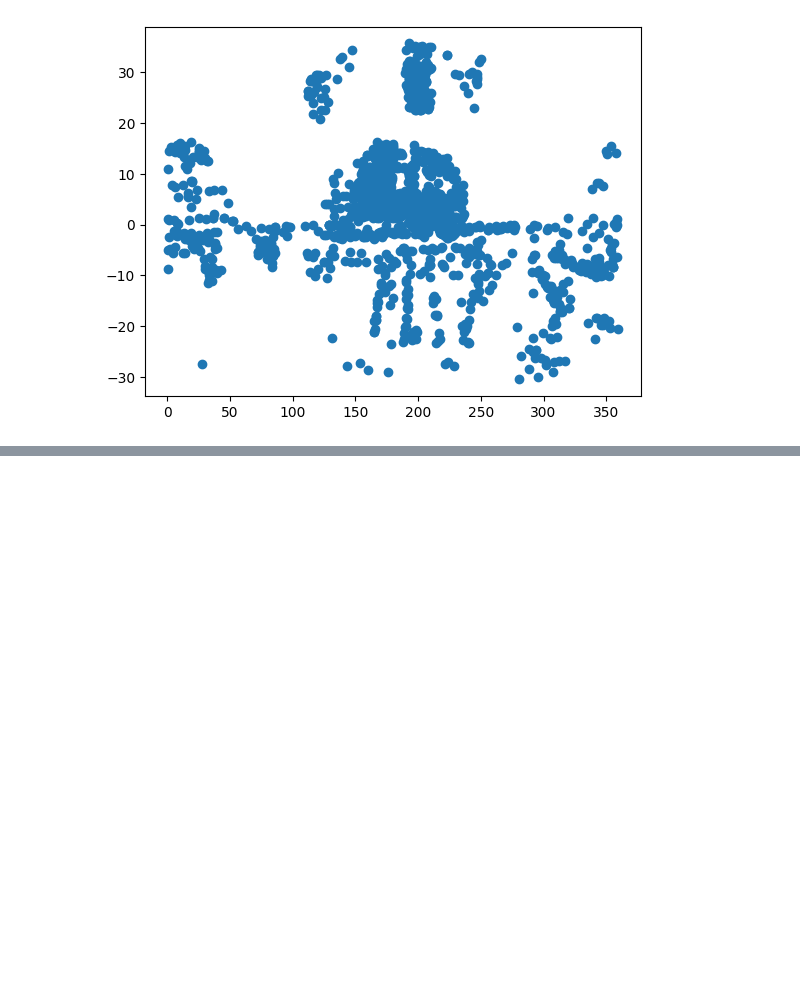
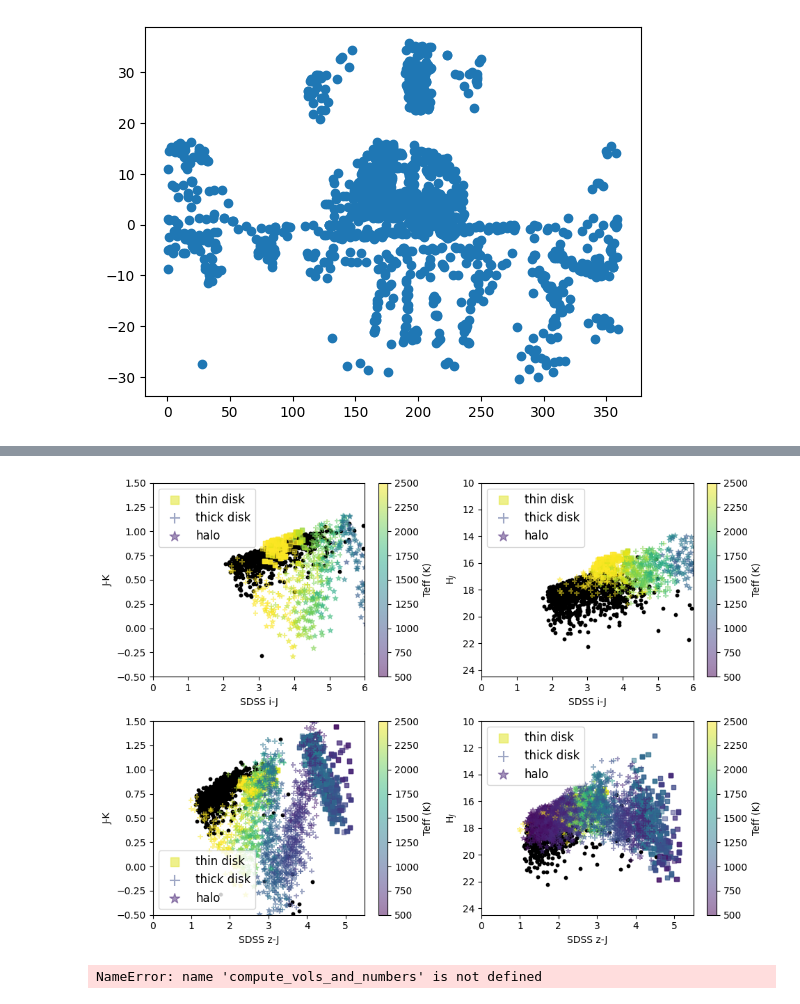
Before and after one commit to caganze/lsstsims, a Jupyter notebook: notebooks/Lodieu VHS, SDSS paper.ipynb, the cells around one changed output, grey strips where cells are left out. Cells and saved outputs as stored; diff of their text form; code cells hidden in the pictures; blank space fills up the shorter version.

```diff
--- a/notebooks/Lodieu VHS, SDSS paper.ipynb
+++ b/notebooks/Lodieu VHS, SDSS paper.ipynb
@@ -281,8 +191,8 @@ ukidss_sdss_halo=ukidss_sdss_r.query('population =="halo"').reset_index(drop=Tru
 colors=['#AAAAAA', '#FF851B', '#0074D9']
 pops=[ukidss_sdss_thin, ukidss_sdss_thick, ukidss_sdss_halo]
 names=['thin disk', 'thick disk', 'halo']
-sizes=[.1, .1, .1]
-markers=['.', '^', '*']
+sizes=[20, 30, 30]
+markers=['s', '+', '*']
 # %%
 #u=22.0, g=22.2, r=22.2, i=21.3, z=20.5
 vhs_sdss=vhs_sdss.query('VISTA_J < 19.5 and VISTA_H < 18.6 and VISTA_KS < 17.9 and \
@@ -300,48 +227,60 @@ len(vhs_ps1)
 # %%
-fig, ax=plt.subplots(ncols=2, nrows=2, figsize=(12, 10))
+fig, ax=plt.subplots(ncols=2, nrows=2, figsize=(14*0.7, 10*0.7))
 
 ax[0][0].scatter(dfl_conct.SDSSi-dfl_conct.Hmag_LAS, dfl_conct.Jmag_LAS-dfl_conct.Kmag_LAS, s=10, c='k' )
 ax[0][1].scatter(dfl_conct.SDSSi-dfl_conct.Jmag_LAS, dfl_conct.Hj, s=10, c='k'  )
 
 ax[1][0].scatter(dfl_conct.SDSSz-dfl_conct.Jmag_LAS, dfl_conct.Jmag_LAS-dfl_conct.Kmag_LAS, s=10, c='k' )
 ax[1][1].scatter(dfl_conct.SDSSz-dfl_conct.Jmag_LAS, dfl_conct.Hj, s=10, c='k' )
 
 
 for idx in range(0, 3):
-    p= pops[idx]
+    p= pops[idx].sample(n=1000, replace=True)
     c=colors[idx]
     n=names[idx]
     s=sizes[idx]
     m= markers[idx]
 
-    ax[0][0].scatter(p.SDSS_I-p.UKIDSS_J, p.UKIDSS_J-p.UKIDSS_K, s=s, marker=m, color=c, label=n, alpha=0.1)
-    sns.scatterplot(p.SDSS_I-p.UKIDSS_J, p.UKIDSS_J-p.UKIDSS_K, color=c, ax=ax[0][0])
+    #sns.scatterplot(p.SDSS_I-p.UKIDSS_J, p.UKIDSS_J-p.UKIDSS_K, color=c, ax=ax[0][0])
+    ax[0][0].scatter(p.SDSS_I-p.UKIDSS_J, p.UKIDSS_J-p.UKIDSS_K, c=p.temperature, \
+                     s=s, marker=m, label=n, alpha=0.5, vmin=500, vmax=2500)
 
-    ax[0][1].scatter(p.SDSS_I-p.UKIDSS_J, p.redH_UKIDSS_H, s=s, marker=m, color=c, label=n, alpha=0.1)
-    sns.scatterplot(p.SDSS_I-p.UKIDSS_J, p.redH_UKIDSS_H,color=c, ax=ax[0][1])
 
-    ax[1][0].scatter(p.SDSS_Z-p.UKIDSS_J, p.UKIDSS_J-p.UKIDSS_K,  marker=m,  s=s, color=c, label=n, alpha=0.1)
-    sns.scatterplot(p.SDSS_Z-p.UKIDSS_J, p.UKIDSS_J-p.UKIDSS_K, ax=ax[1][0], color=c)
+    #sns.scatterplot(p.SDSS_I-p.UKIDSS_J, p.redH_UKIDSS_H,color=c, ax=ax[0][1])
+    ax[0][1].scatter(p.SDSS_I-p.UKIDSS_J, p.redH_UKIDSS_H,c=p.temperature, s=s, marker=m, label=n,  \
+                     alpha=0.5, vmin=500, vmax=2500)
 
-    ax[1][1].scatter(p.SDSS_Z-p.UKIDSS_J, p.redH_UKIDSS_H, s=s,  marker=m,color=c, label=n, alpha=0.1)
-    sns.scatterplot(p.SDSS_Z-p.UKIDSS_J, p.redH_UKIDSS_H, color=c, ax=ax[1][1])
+
+    #sns.scatterplot(p.SDSS_Z-p.UKIDSS_J, p.UKIDSS_J-p.UKIDSS_K, ax=ax[1][0], color=c)
+    ax[1][0].scatter(p.SDSS_Z-p.UKIDSS_J, p.UKIDSS_J-p.UKIDSS_K,  c=p.temperature, s=s, label=n,
+                     marker=m, alpha=0.5, vmin=500, vmax=2500)
+
+    #sns.scatterplot(p.SDSS_Z-p.UKIDSS_J, p.redH_UKIDSS_H, color=c, ax=ax[1][1])
+    c=ax[1][1].scatter(p.SDSS_Z-p.UKIDSS_J, p.redH_UKIDSS_H, c=p.temperature, s=s, marker=m, label=n,\
+                     alpha=0.5, vmin=500, vmax=2500)
+
+
+
 
 
 
 
 for a in np.concatenate(ax):
-    l=a.legend(fontsize=14, markerscale=50)
-ax[0][0].set(xlabel='SDSSi-J', ylabel='J-K', xlim=[0, 6], ylim=[-0.5, 1.5])
-ax[0][1].set(xlabel='SDSSi-J', ylabel=r'H$_J$',  xlim=[0, 6], ylim=[10, 30])
+    l=a.legend(fontsize=12, markerscale=2)
+    plt.colorbar(c, ax=a, label='Teff (K)')
+ax[0][0].set(xlabel='SDSS i-J', ylabel='J-K', xlim=[0, 6], ylim=[-0.5, 1.5])
+ax[0][1].set(xlabel='SDSS i-J', ylabel=r'H$_J$',  xlim=[0, 6], ylim=[10, 24.5])
 ax[0][1].invert_yaxis()
 
-ax[1][0].set(xlabel='SDSSz-J', ylabel='J-K', xlim=[0, 5.5], ylim=[-0.5, 1.5])
-ax[1][1].set(xlabel='SDSSz-J', ylabel=r'H$_J$', xlim=[0, 5.5], ylim=[10, 30])
+ax[1][0].set(xlabel='SDSS z-J', ylabel='J-K', xlim=[0, 5.5], ylim=[-0.5, 1.5])
+ax[1][1].set(xlabel='SDSS z-J', ylabel=r'H$_J$', xlim=[0, 5.5], ylim=[10, 24.5])
 ax[1][1].invert_yaxis()
 
 
 plt.tight_layout()
 
 plt.savefig('../figures/plot_simulatedcolors_sdss_ukidss.jpeg')
+# %% [output]
+[figure, added]
 # %%
 ##can do three selections and color them by temperature?
@@ -348,3 +291,8 @@ plt.savefig('../figures/plot_simulatedcolors_sdss_ukidss.jpeg')
 # %%
 sptgrid=np.arange(10, 40)
-res_ukidss_sdss=compute_vols_and_numbers(ukidss_sdss, sptgrid, footprint, {'UKIDSS_J': [14, 20]})
+res_ukidss_sdss=popsims.compute_vols_and_numbers(ukidss_sdss, Disk(), sptgrid, footprint, {'UKIDSS_J': [14, 20]})
+res_vhs_sdss=compute_vols_and_numbers(vhs_sdss, sptgrid, footprint, {'VISTA_Y': [14, 20]})
+
+res_vhs_ps1=compute_vols_and_numbers(vhs_ps1, sptgrid, footprint, {'VISTA_Y': [14, 20]})
+# %% [output]
+NameError: name 'compute_vols_and_numbers' is not defined
```
Also changed, not shown: parts of 25 cells of this notebook, 7 other files.
